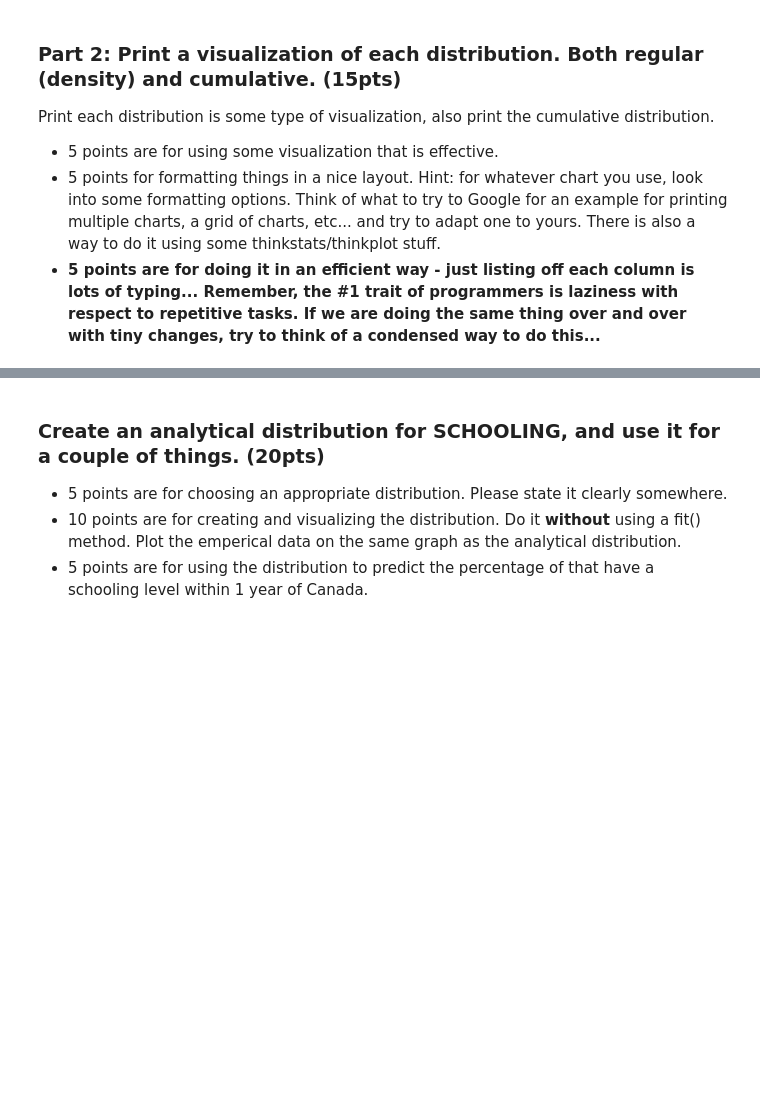
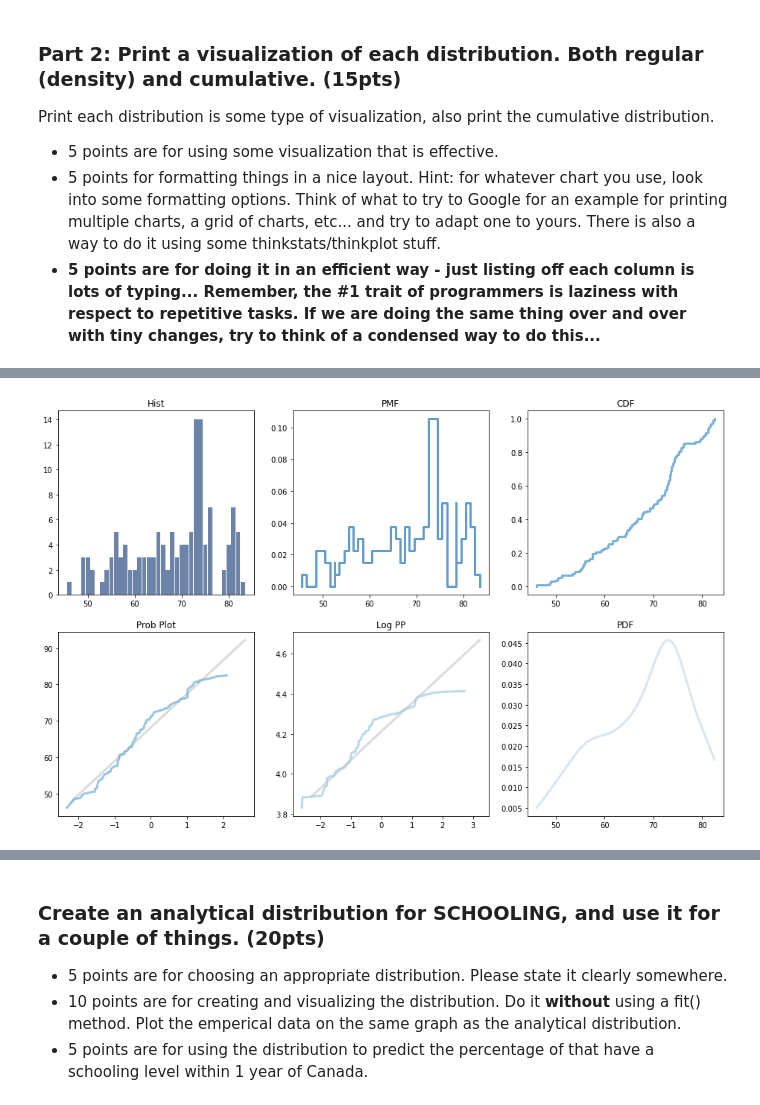
Before and after one commit to sijiahao-hub/BSIP_Assignment_2_Students, a Jupyter notebook: stats_asn_2_start.ipynb, the cells around one changed output, grey strips where cells are left out. Saved outputs shown, nothing was run; the diff lists cells and outputs as text; code cells hidden in the pictures; blank space fills up the shorter version.

```diff
--- a/stats_asn_2_start.ipynb
+++ b/stats_asn_2_start.ipynb
@@ -105,0 +107,6 @@ plt.show()
+# %%
+# Draw Graphs for Lifeexpectancy:
+
+bigGraph(dfLE,"Lifeexpectancy", 0, 0)
+# %% [output]
+[figure, added]
```
Also changed, not shown: parts of 43 cells of this notebook.
